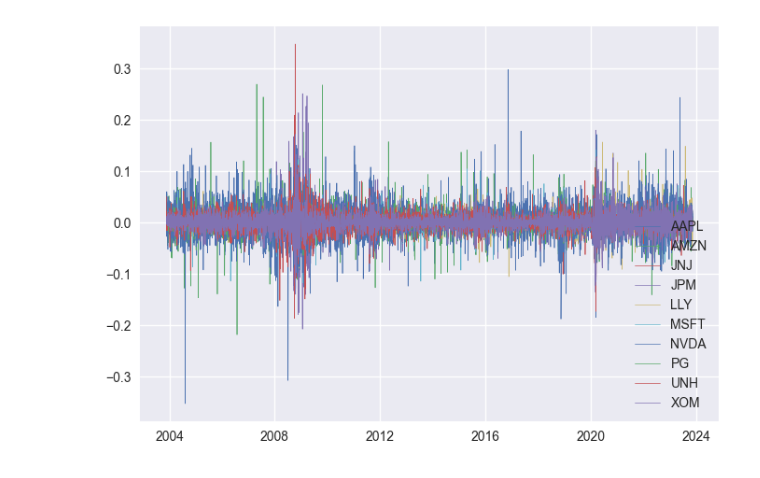
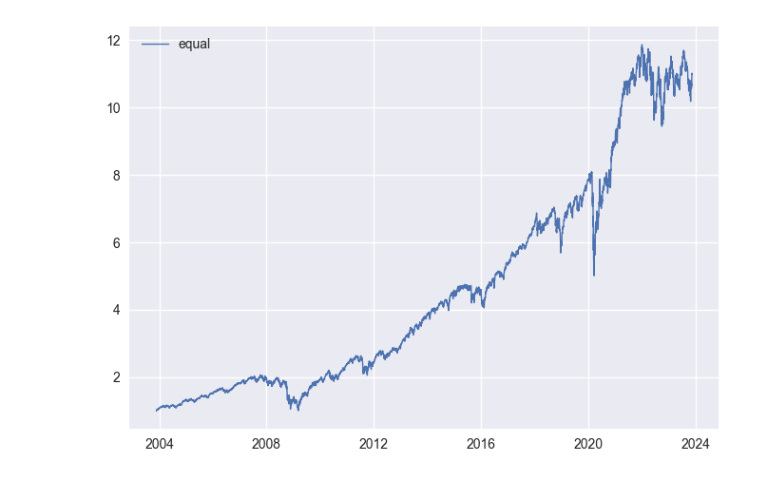
Before and after one commit to Terry-Xu-666/4530_projrct, a Jupyter notebook: OGD.ipynb, the cells around one changed output. Saved outputs shown, nothing was run; the diff lists cells and outputs as text; code cells hidden in the pictures.

```diff
--- a/OGD.ipynb
+++ b/OGD.ipynb
@@ -7,6 +7,7 @@ import matplotlib.pyplot as plt
 import seaborn as sns
 plt.style.use('seaborn')
 # %%
-df_ori = pd.read_csv('./close.csv', sep=',')
+# df_ori = pd.read_csv('./close.csv', sep=',')
+df_ori = pd.read_csv('./close_390.csv', sep=',')
 df_ori.head()
 # %% [output]
@@ -31,0 +46,3 @@ plt.show()
+# %%
+df = df.dropna(axis=1)
+df.isnull().sum().sum()
@@ -32,11 +76,8 @@ plt.show()
 # %%
-df = df_ori.pct_change().iloc[1:,:]
-
 plt.figure()
-for stk in df.columns:
-    plt.plot(df.index, df.loc[:,stk], linewidth=0.5, label=stk)
-    plt.legend(loc='best')
-
+# plt.plot(df.index, arr_pfl[:-1], linewidth=0.5, label='OGD')
+plt.plot(df.index, arr_equal[:-1], linewidth=1, label='equal')
+plt.legend(loc='best')
 plt.show()
 # %% [output]
-[figure, old version]
+[figure, new version]
```
Also changed, not shown: parts of 10 cells of this notebook.
